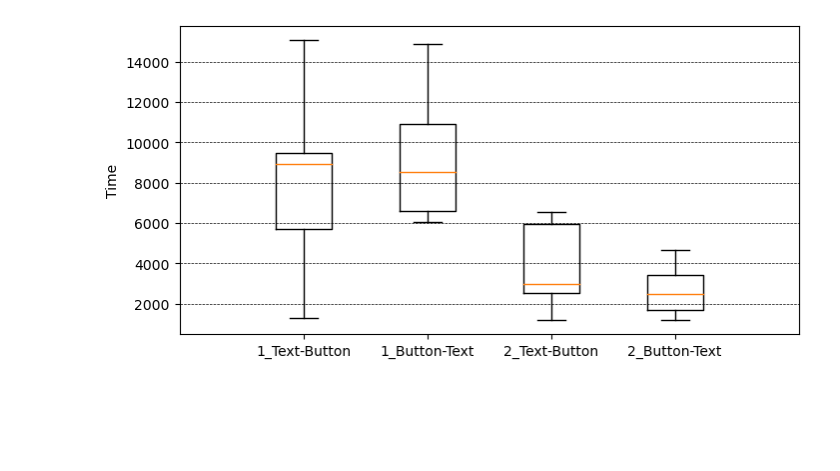
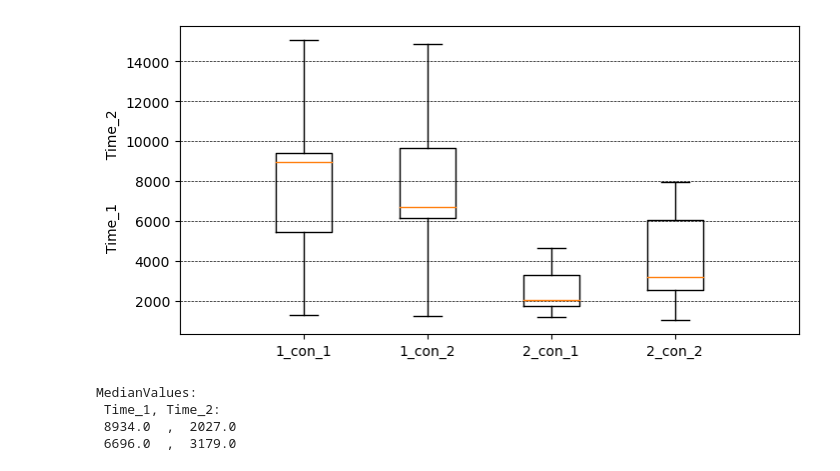
Before and after one commit to hkirsch94/HCI_ActionLine, a Jupyter notebook: HCI_analyse.ipynb, the cells around one changed output. Cells and saved outputs as stored; diff of their text form; code cells hidden in the pictures; blank space fills up the shorter version.

```diff
--- a/HCI_analyse.ipynb
+++ b/HCI_analyse.ipynb
@@ -191,24 +203,30 @@ plt.show()
 # %%
 fig = plt.figure(figsize = (8,4)) # Create matplotlib figure
 ax1 = fig.add_subplot(111) # Create matplotlib axes
 
 width = 0.3
 
-data = [con1['Time_1'],con2['Time_1'],con2['Time_2'],con1['Time_2']]
-labels = ["1_Text-Button","1_Button-Text","2_Text-Button","2_Button-Text"]
+data = [con1['Time_1'],con2['Time_1'],con1['Time_2'],con2['Time_2']]
+labels = ["1_con_1","1_con_2","2_con_1","2_con_2"]
 
 ax1.boxplot(data, labels = labels)
 
 ax1.yaxis.grid(True,color='black', linestyle='--', linewidth=0.5)
 
-ax1.set_ylabel('Time')
+ax1.set_ylabel('Time(ms)')
+ax1.set_ylabel('Time_1          Time_2')
 
 ax1.set_xlim(0,5)
 
 plt.savefig('fig/boxplot_total.png')
 plt.show()
+print("MedianValues:\n","Time_1, Time_2:\n",con1.median()['Time_1']," , ",con1.median()['Time_2'],"\n",con2.median()['Time_1']," , ",con2.median()['Time_2'])
 # %% [output]
-[figure, old version]
+[figure, new version]
+MedianValues:
+ Time_1, Time_2:
+ 8934.0  ,  2027.0
+ 6696.0  ,  3179.0
 # %%
 t_1 = ttest_ind(con1['Time_1'],con2['Time_1'])
 t_2 = ttest_ind(con2['Time_2'],con1['Time_2'])
```
Also changed, not shown: parts of 11 cells of this notebook, 6 other files.
